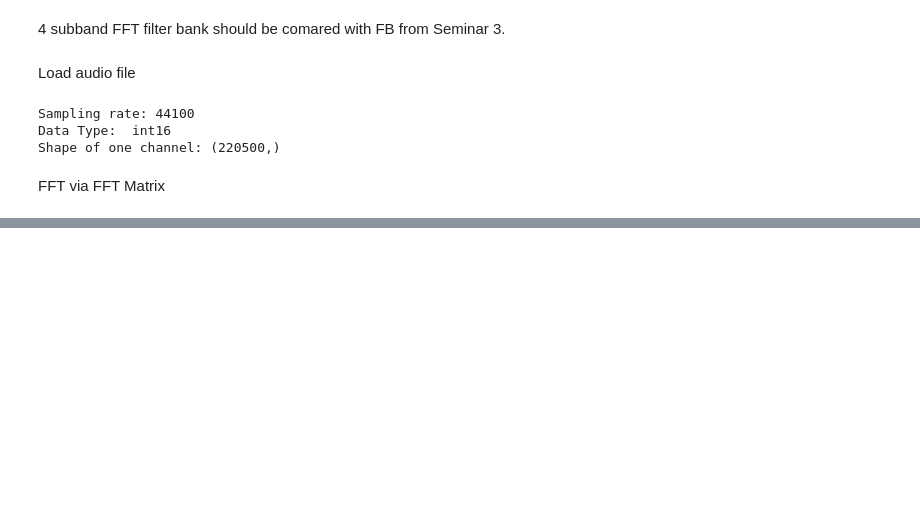
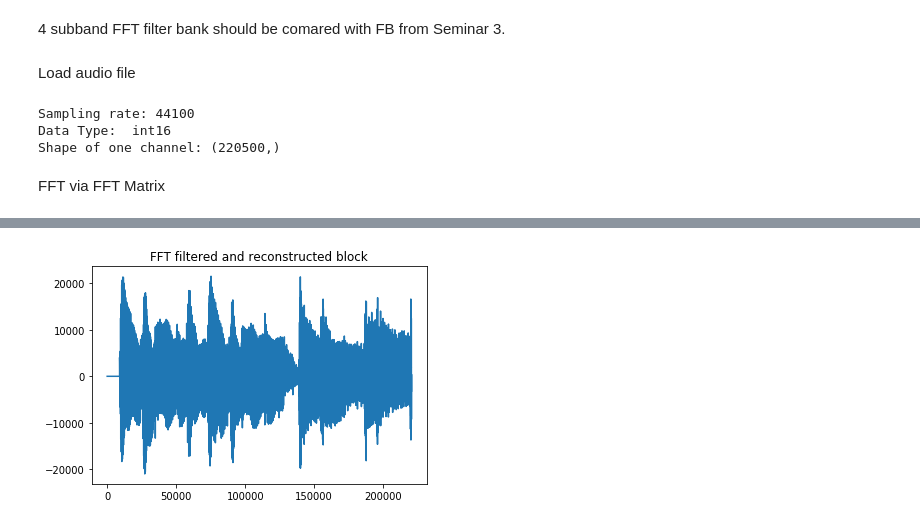
Before and after one commit to jole6826/MRSP, a Jupyter notebook: MRSP_sem4.ipynb, the cells around one changed output, grey strips where cells are left out. Saved outputs shown, nothing was run; the diff lists cells and outputs as text; code cells hidden in the pictures; blank space fills up the shorter version.

```diff
--- a/MRSP_sem4.ipynb
+++ b/MRSP_sem4.ipynb
@@ -62,0 +109,9 @@ plt.show()
+# %%
+reconBlocks = np.dot(transformed, np.linalg.inv(fftMat))
+reconAudio = np.reshape(reconBlocks, reconBlocks.shape[0] * reconBlocks.shape[1])
+# %%
+plt.plot(np.real(reconAudio))
+plt.title('FFT filtered and reconstructed block')
+plt.show()
+# %% [output]
+[figure, added]
```
Also changed, not shown: parts of 12 cells of this notebook.
